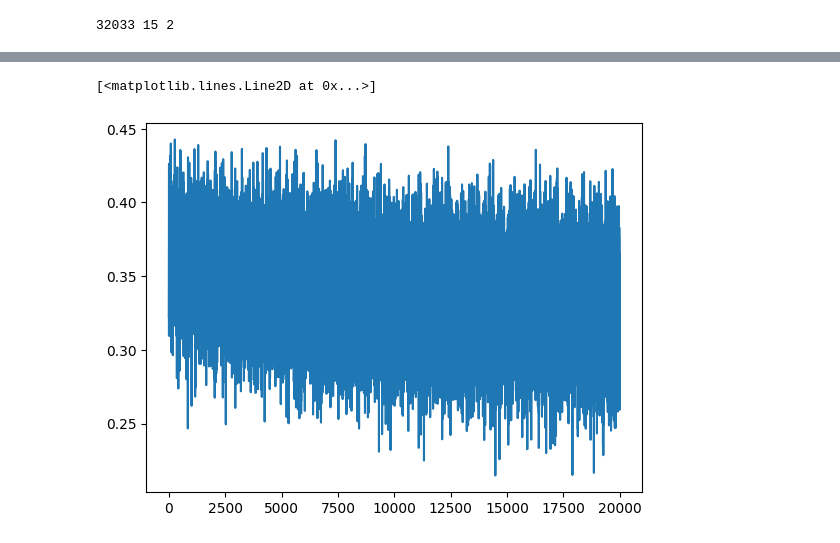
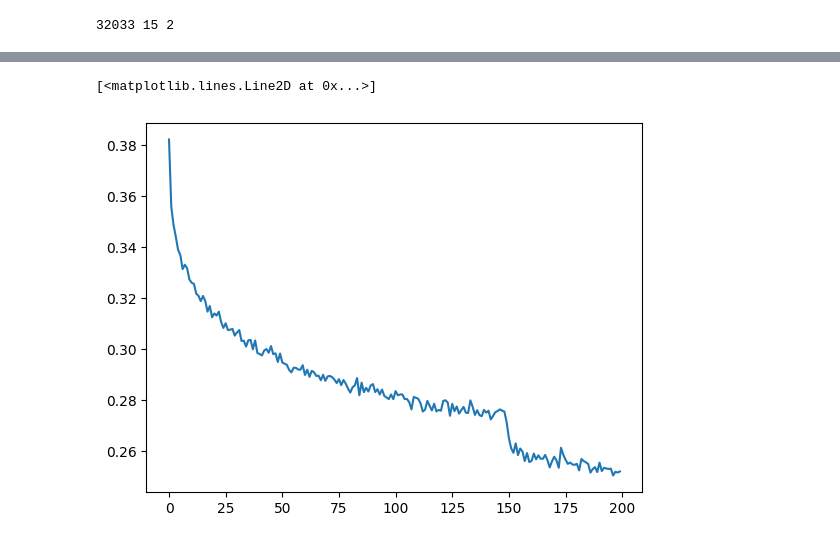
Before and after one commit to VrindavanSanap/makemore, a Jupyter notebook: part5.ipynb, the cells around one changed output, grey strips where cells are left out. Drawn from its saved outputs; the diff is of its cells as text; code cells hidden in the pictures.

```diff
--- a/part5.ipynb
+++ b/part5.ipynb
@@ -14,8 +26,11 @@ print(len(words), max(len(w) for w in words), min(len(w) for w in words))
 # %% [output]
 32033 15 2
 # %%
-chars = sorted(list(set((''.join(words))))) #get unique characters
-stoi = {s:i+1 for i, s in enumerate(chars)}  # map char to int
-stoi["."] = 0
-itos = {i:s for s,i in stoi.items()}         # map int to char
+# build the vocabulary of characters and mappings to/from integers
+chars = sorted(list(set(''.join(words))))
+stoi = {s:i+1 for i,s in enumerate(chars)}
+stoi['.'] = 0
+itos = {i:s for s,i in stoi.items()}
 vocab_size = len(itos)
+print(itos)
+print(vocab_size)
@@ -56,0 +74,3 @@ torch.Size([22866, 3]) torch.Size([22866])
+# %%
+for x,y in zip(Xtr[:20], Ytr[:20]):
+  print(''.join(itos[ix.item()] for ix in x), '-->', itos[y.item()])
@@ -142,42 +240,31 @@ for p in parameters:
 # %%
 # same optimization as last time
-max_steps = 20000
-batch_size = 64
+max_steps = 200000
+batch_size = 32
 lossi = []
-ud = []
 
 for i in range(max_steps):
 
   # minibatch construct
-  ix = torch.randint(0, Xtr.shape[0], (batch_size,), generator=g)
+  ix = torch.randint(0, Xtr.shape[0], (batch_size,))
   Xb, Yb = Xtr[ix], Ytr[ix] # batch X,Y
 
   # forward pass
-  emb = C[Xb] # embed the characters into vectors
-  x = emb.view(emb.shape[0], -1) # concatenate the vectors
-  for layer in layers:
-    x = layer(x)
-  loss = F.cross_entropy(x, Yb) # loss function
+  logits = model(Xb)
+  loss = F.cross_entropy(logits, Yb) # loss function
 
   # backward pass
-  for layer in layers:
-    layer.out.retain_grad() # AFTER_DEBUG: would take out retain_graph
   for p in parameters:
     p.grad = None
   loss.backward()
 
-  # update
+  # update: simple SGD
   lr = 0.1 if i < 150000 else 0.01 # step learning rate decay
   for p in parameters:
     p.data += -lr * p.grad
 
   # track stats
-  if i % 1000 == 0: # print every once in a while
+  if i % 10000 == 0: # print every once in a while
     print(f'{i:7d}/{max_steps:7d}: {loss.item():.4f}')
   lossi.append(loss.log10().item())
-  with torch.no_grad():
-    ud.append([((lr*p.grad).std() / p.data.std()).log10().item() for p in parameters])
-
-  if i >= 100:
-    pass # AFTER_DEBUG: would take out obviously to run full optimization
 # %% [output]
@@ -204,5 +291,5 @@ for i in range(max_steps):
 # %%
-plt.plot(lossi)
+plt.plot(torch.tensor(lossi).view(-1, 1000).mean(1))
 # %% [output]
 [<matplotlib.lines.Line2D at 0x...>]
-[figure, old version]
+[figure, new version]
```
Also changed, not shown: parts of 16 cells of this notebook, 1 other file.
